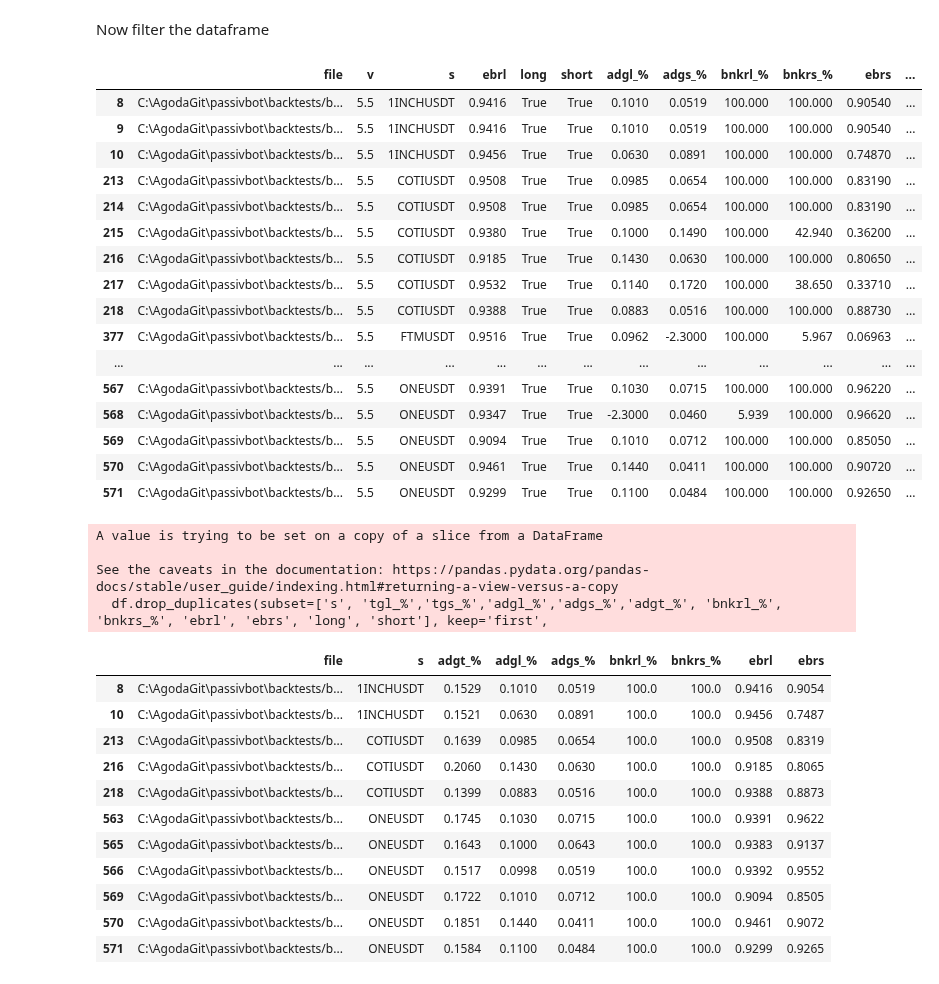
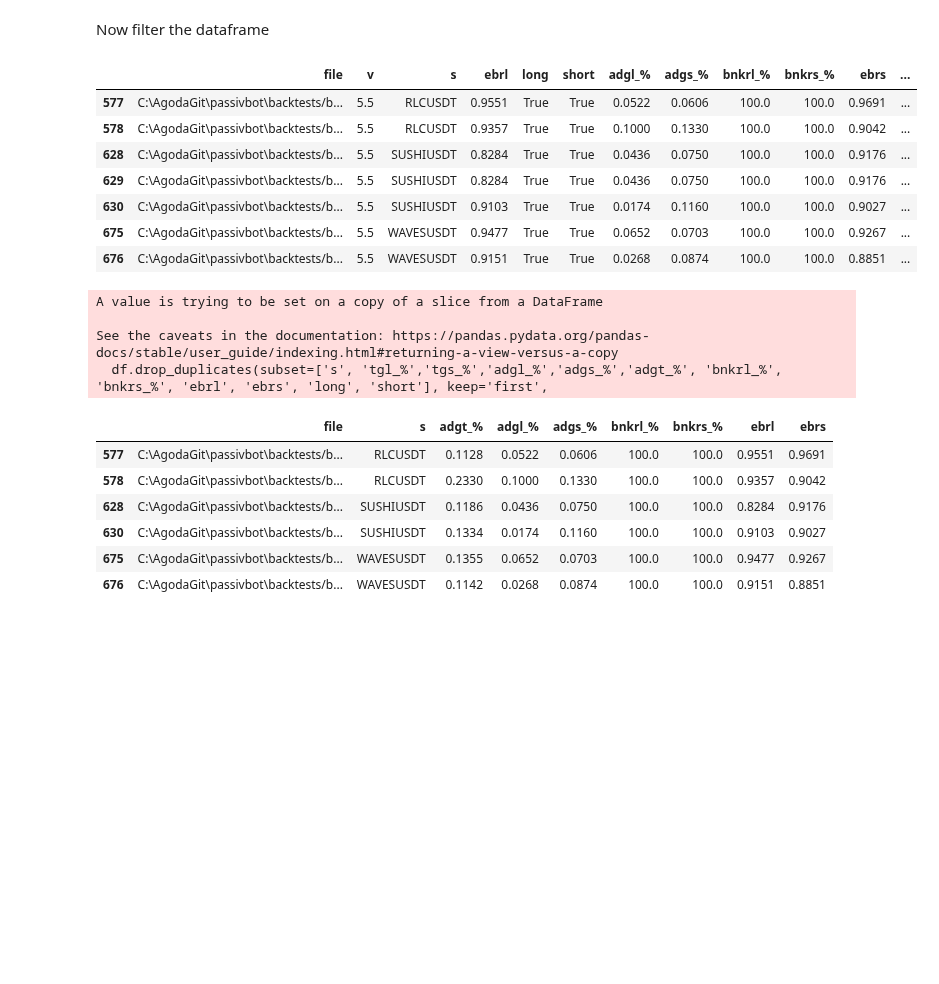
Before and after one commit to shroukkhan/passivbot, a Jupyter notebook: analyze_result.ipynb, the cells around one changed output. Saved outputs shown, nothing was run; the diff lists cells and outputs as text; code cells hidden in the pictures; blank space fills up the shorter version.

```diff
--- a/analyze_result.ipynb
+++ b/analyze_result.ipynb
@@ -82,50 +82,44 @@ allowed_symbols = ["ETHUSDT", "XRPUSDT", "1000SHIBUSDT", "DOGEUSDT", "ADAUSDT",
                    "CELRUSDT", "SXPUSDT", "1INCHUSDT", "SRMUSDT", "COTIUSDT",
                    "ZECUSDT", "QTUMUSDT", "GRTUSDT", "DENTUSDT", "SFPUSDT",
                    "STORJUSDT", "IOTAUSDT", "HOTUSDT", "NEOUSDT", "COMPUSDT",
                    "LINAUSDT", "KAVAUSDT", "BATUSDT", "WAVESUSDT", "IOSTUSDT",
                    "ALPHAUSDT", "RLCUSDT", "HBARUSDT", "DODOUSDT", "XMRUSDT",
                    "SNXUSDT", "ANKRUSDT", "DASHUSDT", "REEFUSDT", "ZENUSDT",
                    "CVCUSDT", "RENUSDT", "ICXUSDT", "RSRUSDT", "SKLUSDT",
                    "NKNUSDT", "BELUSDT", "ONTUSDT", "OGNUSDT", "BLZUSDT",
                    "MTLUSDT", "CTKUSDT", "RVNUSDT", "LITUSDT", "MKRUSDT",
                    "OCEANUSDT", "ZILUSDT", "UNFIUSDT", "BANDUSDT", "YFIIUSDT",
                    "TOMOUSDT", "TRBUSDT", "KNCUSDT", "STMXUSDT", "ZRXUSDT",
                    "SCUSDT", "AKROUSDT", "XEMUSDT", "FLMUSDT", "BALUSDT",
                    "BTSUSDT", "DGBUSDT", "DEFIUSDT"]
 
-allowed_symbols = ["FTMUSDT","ONEUSDT","COTIUSDT","1INCHUSDT"]
+allowed_symbols = ["WAVESUSDT",
+"SUSHIUSDT",
+"RLCUSDT",
+"BNBUSDT",]
 big_data['adgt_%'] = big_data['adgl_%']+big_data['adgs_%']
 df = big_data[(big_data.s.isin(allowed_symbols))
               & (big_data['long'] == True)
               & (big_data['short'] == True)
               & (big_data['adgt_%'] > 0.1 )
               & (big_data['bnkrl_%'] > 95.0)
               & (big_data['bnkrs_%'] > 95.0)
               & (big_data['v'] == '5.5')
 
     # & (big_data['tg_%'] > 10)
     # & (big_data['ebr'] > .85)
               ]
 #df['total_adg'] = big_data['adgl_%'] + big_data['adgs_%']
 df
 # %% [output]
 |  | file | v | s | ebrl | long | short | adgl_% | adgs_% | bnkrl_% | bnkrs_% | ebrs | ... |
-| 8 | C:\AgodaGit\passivbot\backtests/b... | 5.5 | 1INCHUSDT | 0.9416 | True | True | 0.1010 | 0.0519 | 100.000 | 100.000 | 0.90540 | ... |
-| 9 | C:\AgodaGit\passivbot\backtests/b... | 5.5 | 1INCHUSDT | 0.9416 | True | True | 0.1010 | 0.0519 | 100.000 | 100.000 | 0.90540 | ... |
-| 10 | C:\AgodaGit\passivbot\backtests/b... | 5.5 | 1INCHUSDT | 0.9456 | True | True | 0.0630 | 0.0891 | 100.000 | 100.000 | 0.74870 | ... |
-| 213 | C:\AgodaGit\passivbot\backtests/b... | 5.5 | COTIUSDT | 0.9508 | True | True | 0.0985 | 0.0654 | 100.000 | 100.000 | 0.83190 | ... |
-| 214 | C:\AgodaGit\passivbot\backtests/b... | 5.5 | COTIUSDT | 0.9508 | True | True | 0.0985 | 0.0654 | 100.000 | 100.000 | 0.83190 | ... |
-| 215 | C:\AgodaGit\passivbot\backtests/b... | 5.5 | COTIUSDT | 0.9380 | True | True | 0.1000 | 0.1490 | 100.000 | 42.940 | 0.36200 | ... |
-| 216 | C:\AgodaGit\passivbot\backtests/b... | 5.5 | COTIUSDT | 0.9185 | True | True | 0.1430 | 0.0630 | 100.000 | 100.000 | 0.80650 | ... |
-| 217 | C:\AgodaGit\passivbot\backtests/b... | 5.5 | COTIUSDT | 0.9532 | True | True | 0.1140 | 0.1720 | 100.000 | 38.650 | 0.33710 | ... |
-| 218 | C:\AgodaGit\passivbot\backtests/b... | 5.5 | COTIUSDT | 0.9388 | True | True | 0.0883 | 0.0516 | 100.000 | 100.000 | 0.88730 | ... |
-| 377 | C:\AgodaGit\passivbot\backtests/b... | 5.5 | FTMUSDT | 0.9516 | True | True | 0.0962 | -2.3000 | 100.000 | 5.967 | 0.06963 | ... |
-| ... | ... | ... | ... | ... | ... | ... | ... | ... | ... | ... | ... | ... |
-| 567 | C:\AgodaGit\passivbot\backtests/b... | 5.5 | ONEUSDT | 0.9391 | True | True | 0.1030 | 0.0715 | 100.000 | 100.000 | 0.96220 | ... |
-| 568 | C:\AgodaGit\passivbot\backtests/b... | 5.5 | ONEUSDT | 0.9347 | True | True | -2.3000 | 0.0460 | 5.939 | 100.000 | 0.96620 | ... |
-| 569 | C:\AgodaGit\passivbot\backtests/b... | 5.5 | ONEUSDT | 0.9094 | True | True | 0.1010 | 0.0712 | 100.000 | 100.000 | 0.85050 | ... |
-| 570 | C:\AgodaGit\passivbot\backtests/b... | 5.5 | ONEUSDT | 0.9461 | True | True | 0.1440 | 0.0411 | 100.000 | 100.000 | 0.90720 | ... |
-| 571 | C:\AgodaGit\passivbot\backtests/b... | 5.5 | ONEUSDT | 0.9299 | True | True | 0.1100 | 0.0484 | 100.000 | 100.000 | 0.92650 | ... |
+| 577 | C:\AgodaGit\passivbot\backtests/b... | 5.5 | RLCUSDT | 0.9551 | True | True | 0.0522 | 0.0606 | 100.0 | 100.0 | 0.9691 | ... |
+| 578 | C:\AgodaGit\passivbot\backtests/b... | 5.5 | RLCUSDT | 0.9357 | True | True | 0.1000 | 0.1330 | 100.0 | 100.0 | 0.9042 | ... |
+| 628 | C:\AgodaGit\passivbot\backtests/b... | 5.5 | SUSHIUSDT | 0.8284 | True | True | 0.0436 | 0.0750 | 100.0 | 100.0 | 0.9176 | ... |
+| 629 | C:\AgodaGit\passivbot\backtests/b... | 5.5 | SUSHIUSDT | 0.8284 | True | True | 0.0436 | 0.0750 | 100.0 | 100.0 | 0.9176 | ... |
+| 630 | C:\AgodaGit\passivbot\backtests/b... | 5.5 | SUSHIUSDT | 0.9103 | True | True | 0.0174 | 0.1160 | 100.0 | 100.0 | 0.9027 | ... |
+| 675 | C:\AgodaGit\passivbot\backtests/b... | 5.5 | WAVESUSDT | 0.9477 | True | True | 0.0652 | 0.0703 | 100.0 | 100.0 | 0.9267 | ... |
+| 676 | C:\AgodaGit\passivbot\backtests/b... | 5.5 | WAVESUSDT | 0.9151 | True | True | 0.0268 | 0.0874 | 100.0 | 100.0 | 0.8851 | ... |
 # %%
 df.drop_duplicates(subset=['s', 'tgl_%','tgs_%','adgl_%','adgs_%','adgt_%', 'bnkrl_%', 'bnkrs_%', 'ebrl', 'ebrs', 'long', 'short'], keep='first',
                    inplace=True)
@@ -137,14 +131,9 @@ A value is trying to be set on a copy of a slice from a DataFrame
 See the caveats in the documentation: https://pandas.pydata.org/pandas-docs/stable/user_guide/indexing.html#returning-a-view-versus-a-copy
   df.drop_duplicates(subset=['s', 'tgl_%','tgs_%','adgl_%','adgs_%','adgt_%', 'bnkrl_%', 'bnkrs_%', 'ebrl', 'ebrs', 'long', 'short'], keep='first',
 |  | file | s | adgt_% | adgl_% | adgs_% | bnkrl_% | bnkrs_% | ebrl | ebrs |
-| 8 | C:\AgodaGit\passivbot\backtests/b... | 1INCHUSDT | 0.1529 | 0.1010 | 0.0519 | 100.0 | 100.0 | 0.9416 | 0.9054 |
-| 10 | C:\AgodaGit\passivbot\backtests/b... | 1INCHUSDT | 0.1521 | 0.0630 | 0.0891 | 100.0 | 100.0 | 0.9456 | 0.7487 |
-| 213 | C:\AgodaGit\passivbot\backtests/b... | COTIUSDT | 0.1639 | 0.0985 | 0.0654 | 100.0 | 100.0 | 0.9508 | 0.8319 |
-| 216 | C:\AgodaGit\passivbot\backtests/b... | COTIUSDT | 0.2060 | 0.1430 | 0.0630 | 100.0 | 100.0 | 0.9185 | 0.8065 |
-| 218 | C:\AgodaGit\passivbot\backtests/b... | COTIUSDT | 0.1399 | 0.0883 | 0.0516 | 100.0 | 100.0 | 0.9388 | 0.8873 |
-| 563 | C:\AgodaGit\passivbot\backtests/b... | ONEUSDT | 0.1745 | 0.1030 | 0.0715 | 100.0 | 100.0 | 0.9391 | 0.9622 |
-| 565 | C:\AgodaGit\passivbot\backtests/b... | ONEUSDT | 0.1643 | 0.1000 | 0.0643 | 100.0 | 100.0 | 0.9383 | 0.9137 |
-| 566 | C:\AgodaGit\passivbot\backtests/b... | ONEUSDT | 0.1517 | 0.0998 | 0.0519 | 100.0 | 100.0 | 0.9392 | 0.9552 |
-| 569 | C:\AgodaGit\passivbot\backtests/b... | ONEUSDT | 0.1722 | 0.1010 | 0.0712 | 100.0 | 100.0 | 0.9094 | 0.8505 |
-| 570 | C:\AgodaGit\passivbot\backtests/b... | ONEUSDT | 0.1851 | 0.1440 | 0.0411 | 100.0 | 100.0 | 0.9461 | 0.9072 |
-| 571 | C:\AgodaGit\passivbot\backtests/b... | ONEUSDT | 0.1584 | 0.1100 | 0.0484 | 100.0 | 100.0 | 0.9299 | 0.9265 |
+| 577 | C:\AgodaGit\passivbot\backtests/b... | RLCUSDT | 0.1128 | 0.0522 | 0.0606 | 100.0 | 100.0 | 0.9551 | 0.9691 |
+| 578 | C:\AgodaGit\passivbot\backtests/b... | RLCUSDT | 0.2330 | 0.1000 | 0.1330 | 100.0 | 100.0 | 0.9357 | 0.9042 |
+| 628 | C:\AgodaGit\passivbot\backtests/b... | SUSHIUSDT | 0.1186 | 0.0436 | 0.0750 | 100.0 | 100.0 | 0.8284 | 0.9176 |
+| 630 | C:\AgodaGit\passivbot\backtests/b... | SUSHIUSDT | 0.1334 | 0.0174 | 0.1160 | 100.0 | 100.0 | 0.9103 | 0.9027 |
+| 675 | C:\AgodaGit\passivbot\backtests/b... | WAVESUSDT | 0.1355 | 0.0652 | 0.0703 | 100.0 | 100.0 | 0.9477 | 0.9267 |
+| 676 | C:\AgodaGit\passivbot\backtests/b... | WAVESUSDT | 0.1142 | 0.0268 | 0.0874 | 100.0 | 100.0 | 0.9151 | 0.8851 |
```
Also changed, not shown: parts of 1 cell of this notebook, 5 other files.
